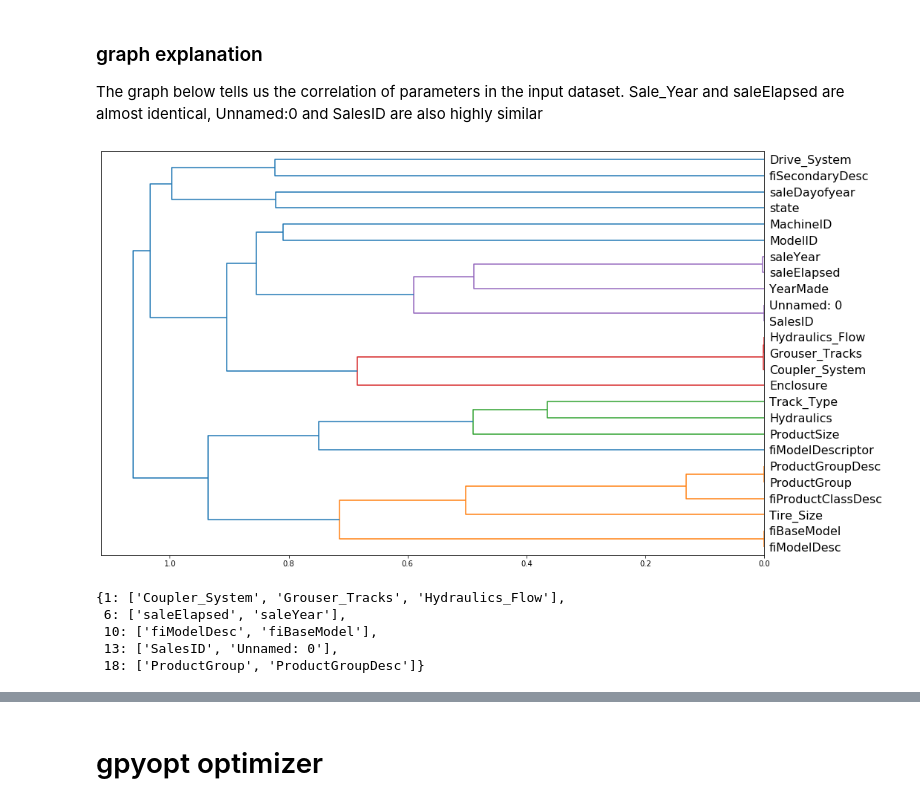
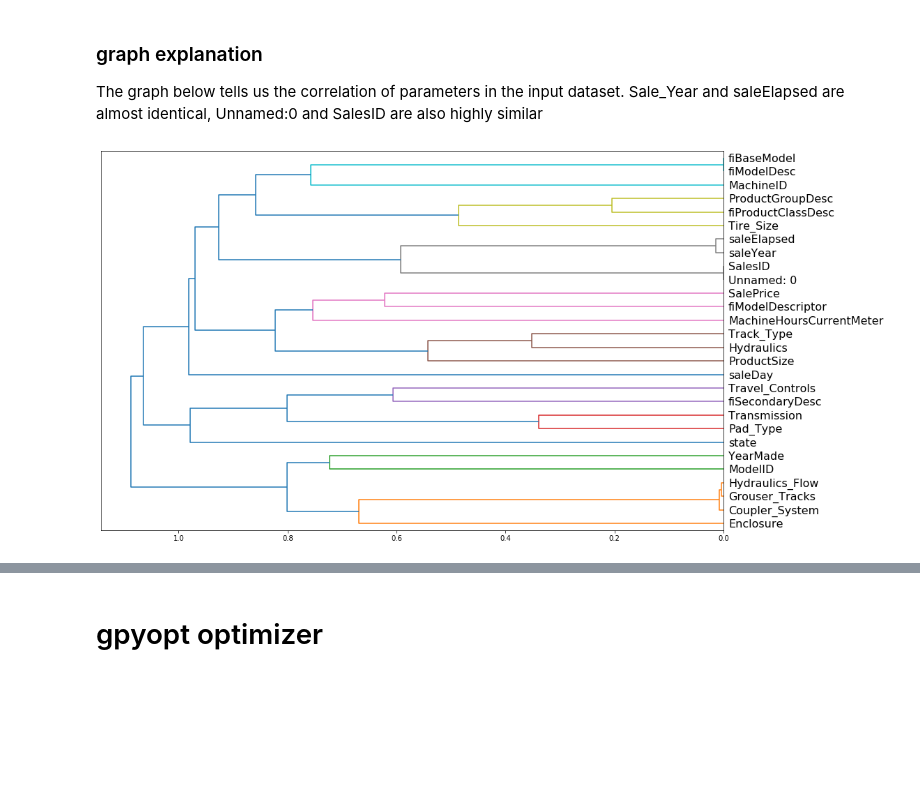
Before and after one commit to dangraf/autoforest, a Jupyter notebook: 00_core.ipynb, the cells around one changed output, grey strips where cells are left out. Cells and saved outputs as stored; diff of their text form; code cells hidden in the pictures; blank space fills up the shorter version.

```diff
--- a/00_core.ipynb
+++ b/00_core.ipynb
@@ -106,19 +93,3 @@ def reset_rf_samples():
     """
     forest._generate_sample_indices = (lambda rs, n_samples:
         forest.check_random_state(rs).randint(0, n_samples, n_samples))
-# %%
-#export
-def run_rf_regressor(data,min_sample_leaf:int=4, n_estimators:int=40, sample_frac:float=0.2, max_features:float=0.5):
-    """
-    todo, set max num samples to speed up the classification
-    """
-    x_train, y_train, x_valid, y_valid = data
-    set_rf_samples(int(len(x_train)*sample_frac))
-    m = RandomForestRegressor(n_estimators=n_estimators,
-                              n_jobs=-1,
-                              oob_score=True,
-                              min_samples_leaf=min_sample_leaf,
-                              max_features=max_features)
-    m.fit(x_train, y_train)
-    rmse_valid = print_score(m,data)
-    return rmse_valid, m
@@ -192,9 +289,3 @@ def rf_plot_var_linkage(corr):
 ### graph explanation
 The graph below tells us the correlation of parameters in the input dataset.
 Sale_Year and saleElapsed are almost identical, Unnamed:0 and SalesID are also highly similar
-# %%
-df_pruned = df[df_imp['cols']].copy()
-corr = rf_get_correlation_matrix(df_pruned)
-rf_plot_var_linkage(corr)
-# %% [output]
-[figure, removed]
@@ -238,8 +292,5 @@ def get_pairs(df, corr_limit = 0.98):
-# %%
-get_pairs(df_pruned)
-# %% [output]
-{1: ['Coupler_System', 'Grouser_Tracks', 'Hydraulics_Flow'],
- 6: ['saleElapsed', 'saleYear'],
- 10: ['fiModelDesc', 'fiBaseModel'],
- 13: ['SalesID', 'Unnamed: 0'],
- 18: ['ProductGroup', 'ProductGroupDesc']}
+# %%
+corr = CorrelatedColumns(rfmodel.df)
+corr.plot_var_linkage()
+# %% [output]
+[figure, added]
```
Also changed, not shown: parts of 35 cells of this notebook, 5 other files.
